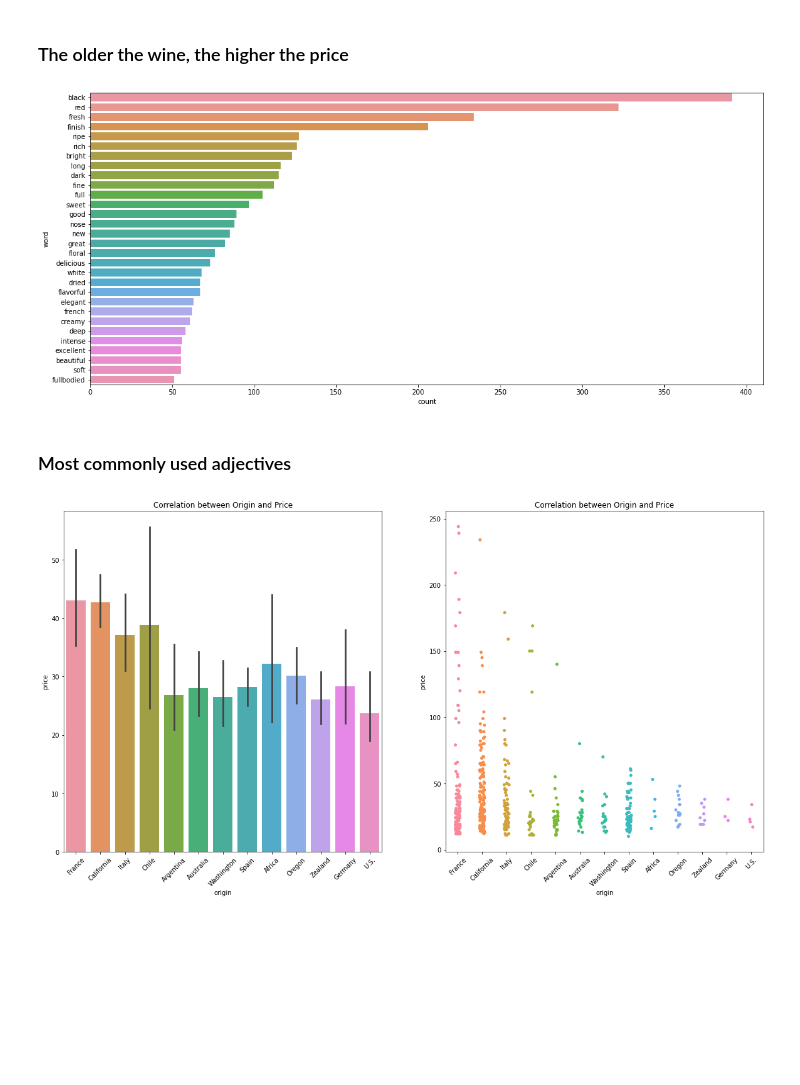
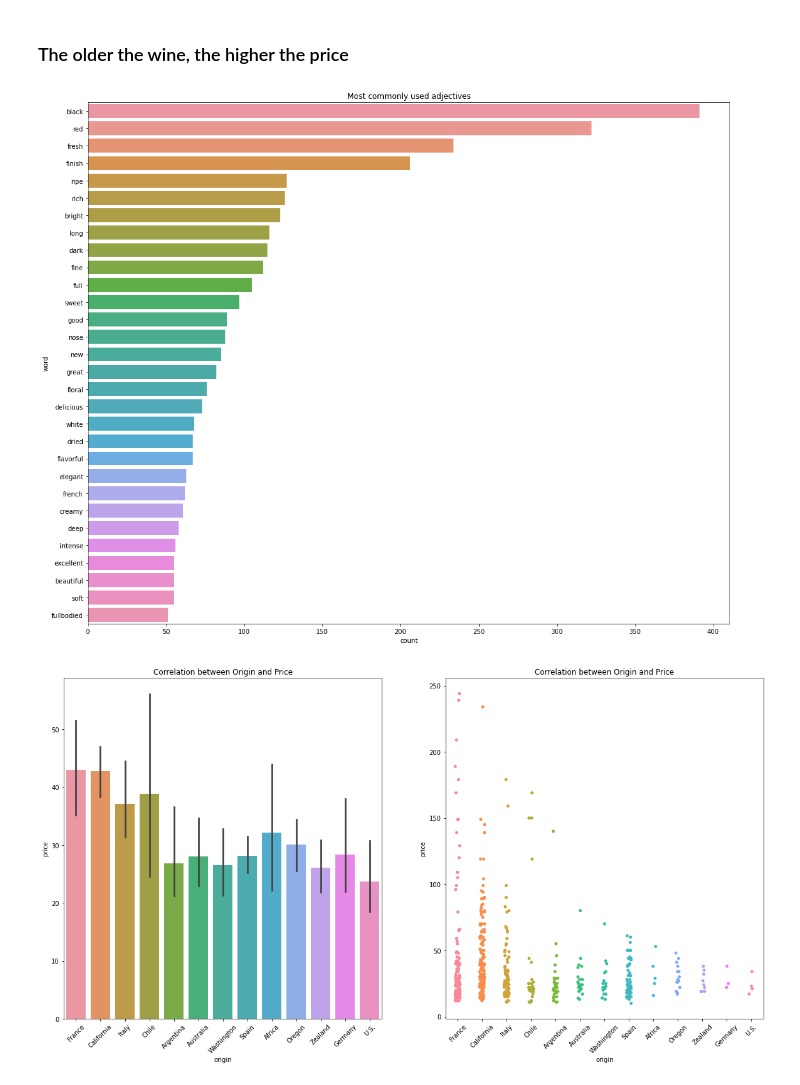
Before and after one commit to arielya10/Wine-Ranking-Prediction, a Jupyter notebook: Wine Ranking Prediction.ipynb, the cells around one changed output. Cells and saved outputs as stored; diff of their text form; code cells hidden in the pictures; blank space fills up the shorter version.

```diff
--- a/Wine Ranking Prediction.ipynb
+++ b/Wine Ranking Prediction.ipynb
@@ -214,28 +214,27 @@ plt.show()
 # %% [markdown]
 ### The older the wine, the higher the price
 # %%
-plt.figure(figsize=(18,8))
+plt.figure(figsize=(18,12))
 
 stop_words = set(stopwords.words("english"))
 reviews = df['reviews']
 reviews_tokens = reviews.apply(word_tokenize)
 
 filtered_reviews = []
 for review in reviews_tokens:
     tagged_words = pos_tag(review)
     adjectives = [word for word, pos in tagged_words if pos == 'JJ']
     filtered_reviews.append(adjectives)
 
 all_words = [word for sublist in filtered_reviews for word in sublist]
 fdist = nltk.FreqDist(all_words)
 fdist_df = pd.DataFrame(fdist.most_common(30), columns=['word', 'count'])
 
-sns.barplot(x='count', y='word', data=fdist_df)
+ax = sns.barplot(x='count', y='word', data=fdist_df)
+ax.set_title('Most commonly used adjectives')
 plt.show()
 # %% [output]
-[figure, old version]
+[figure, new version]
-# %% [markdown]
-### Most commonly used adjectives
 # %%
 fig, (ax1, ax2) = plt.subplots(1,2, figsize=(20,10))
 df_filtered = df.drop(df[df.price >= 250].index)
```
Also changed, not shown: parts of 4 cells of this notebook, 1 other file.
